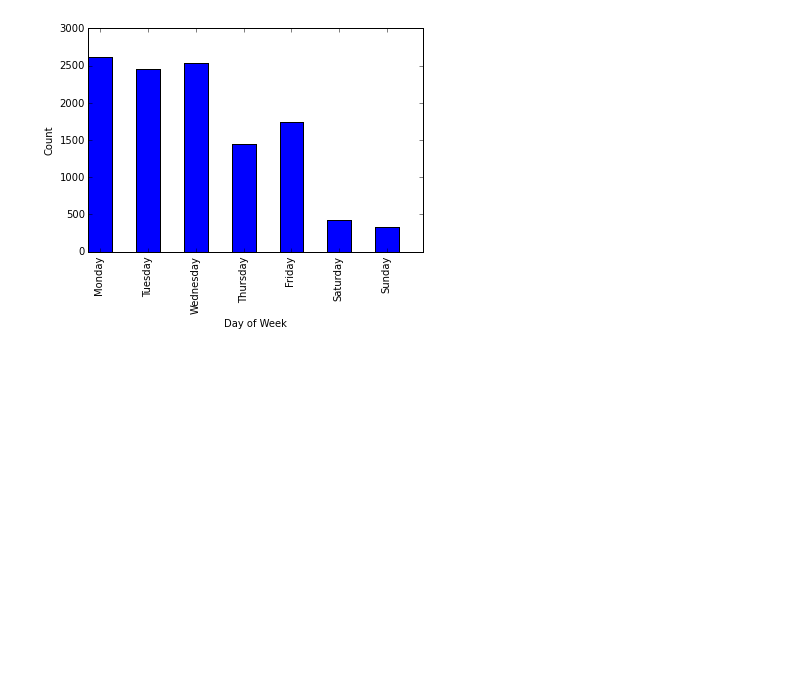
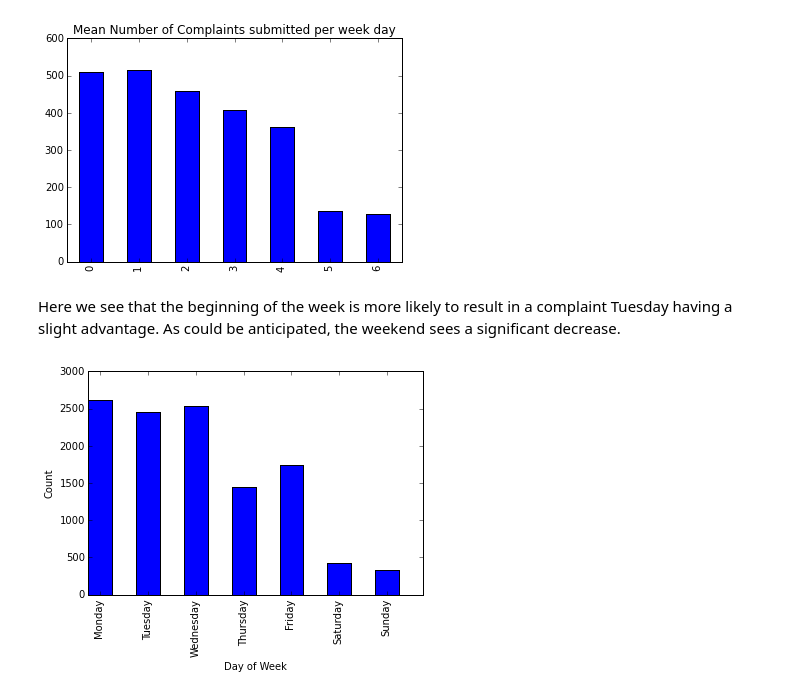
Before and after one commit to JonathanFrederick/consumer-complaints, a Jupyter notebook: consumer-complaints.ipynb, the cells around one changed output. Cells and saved outputs as stored; diff of their text form; code cells hidden in the pictures; blank space fills up the shorter version.

```diff
--- a/consumer-complaints.ipynb
+++ b/consumer-complaints.ipynb
@@ -75,3 +40,13 @@ KeyError: 2
+# %%
+means = complaints_dec14['weekday'].value_counts() / pd.Series([5, 5, 5, 4, 4, 4, 4])
+means.plot('bar')
+plt.title('Mean Number of Complaints submitted per week day')
+#plt.xindex(['M', 'Tu', 'W', 'Th', 'F', 'Sa', 'Su'])
+plt.show()
+# %% [output]
+[figure, added]
+# %% [markdown]
+Here we see that the beginning of the week is more likely to result in a complaint Tuesday having a slight advantage.  As could be anticipated, the weekend sees a significant decrease.
 # %%
 plt.bar(index, day_values, width)
 plt.ylabel("Count")
```
Also changed, not shown: parts of 16 cells of this notebook.
